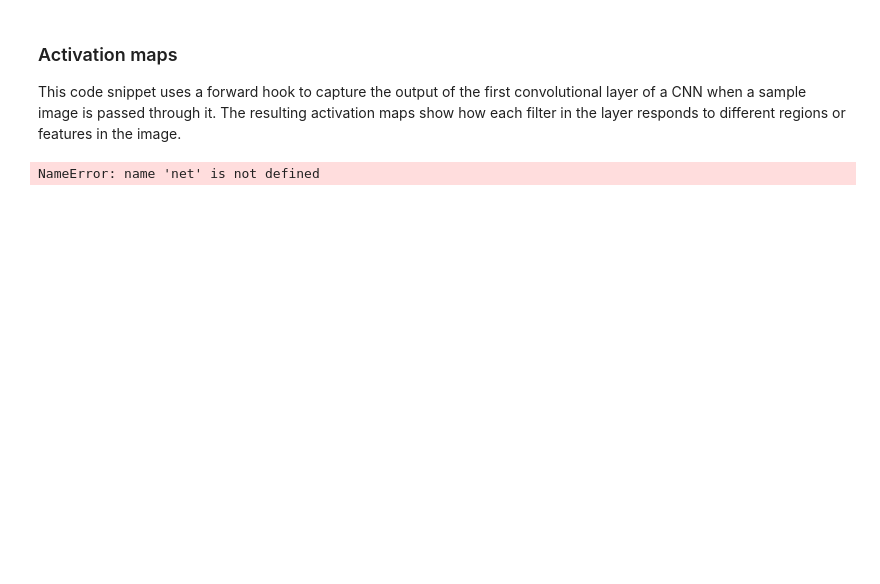
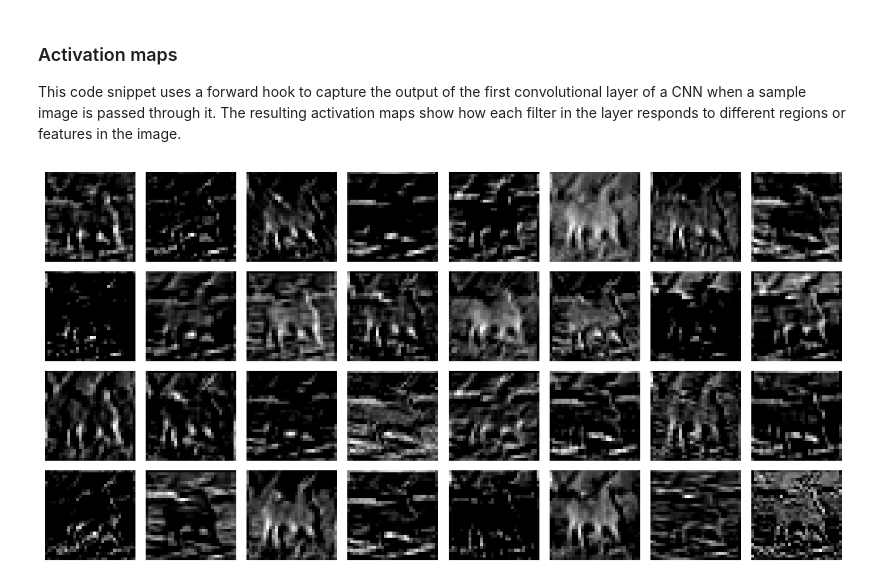
Before and after one commit to paulbourgois/DLAV, a Jupyter notebook: graded_homework/hw1/CNN Exercice.ipynb, the cells around one changed output. Cells and saved outputs as stored; diff of their text form; code cells hidden in the pictures; blank space fills up the shorter version.

```diff
--- a/graded_homework/hw1/CNN Exercice.ipynb
+++ b/graded_homework/hw1/CNN Exercice.ipynb
@@ -327,12 +327,12 @@ for e in range(epochs):
         #                                                                              #
         #                                                                              #
         ################################################################################
-        x,targets = images, labels
-        output = net.predict(x)
+        output = net(images)
+
         ################################################################################
         #                              END OF YOUR CODE                                #
         ################################################################################
-        loss = criterion(output, targets)
+        loss = criterion(output, labels)
         ################################################################################
         # TODO:                                                                        #
         # Run the training process                                                     #
@@ -432,35 +453,35 @@ def get_activation(model, layer, x):
     return activation['output']
 
 data_iter = iter(trainloader)
 sample_images, sample_labels = next(data_iter)
 sample_img = sample_images[0].unsqueeze(0)
 
 # Get the feature maps after the first convolution (for example)
-activation = get_activation(net, net.features[0], sample_img)
+activation = get_activation(net, net.block_1[0], sample_img)
 
 # Visualize a few feature maps in RGB:
 def plot_feature_maps(feature_maps, n_cols=8):
     n_features = feature_maps.shape[1]
     n_rows = (n_features + n_cols - 1) // n_cols
     plt.figure(figsize=(n_cols * 1.5, n_rows * 1.5))
     for i in range(n_features):
         plt.subplot(n_rows, n_cols, i + 1)
         # Extract the i-th feature map from the first (and only) sample in the batch
         act = feature_maps[0, i, :, :]
         # Normalize the activation map to [0, 1]
         act_norm = (act - act.min()) / (act.max() - act.min() + 1e-8)
         # Repeat the single channel 3 times to form an RGB image
         act_rgb = act_norm.unsqueeze(0).repeat(3, 1, 1)
         plt.imshow(act_rgb.permute(1, 2, 0))
         plt.axis('off')
     plt.tight_layout()
     plt.show()
 
 plot_feature_maps(activation, n_cols=8)
 
 # Play with the index of the chosen sample to notice more patterns and answer the question
 # %% [output]
-NameError: name 'net' is not defined
+[figure, added]
 # %% [markdown]
 ### 1. Feature Detection
 What specific features do you observe in these activation maps? Do some maps clearly highlight edges, contours, or textures? How might these features relate to the overall structure of the sample (e.g., the outline of a horse)?
```
Also changed, not shown: parts of 6 cells of this notebook.
